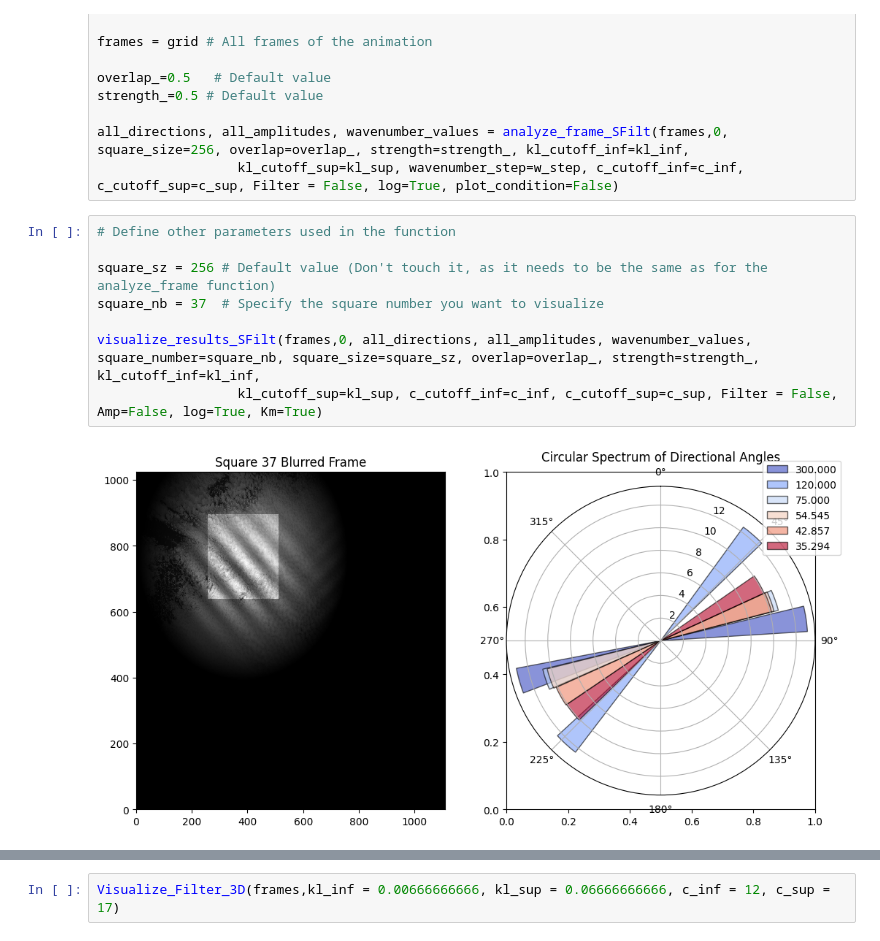
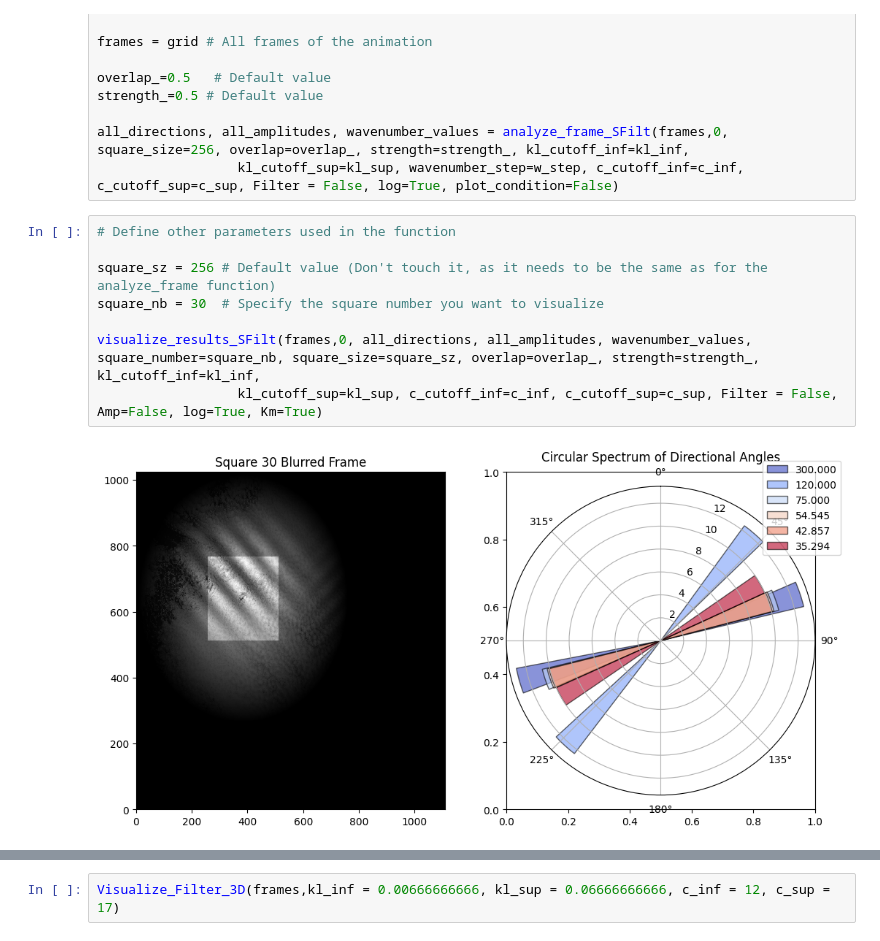
Before and after one commit to shenronUber/Stratocu-Waves-Jr, a Jupyter notebook: Synwave_warpmod_noadvection.ipynb, the cells around one changed output, grey strips where cells are left out. Cells and saved outputs as stored; diff of their text form.

```diff
--- a/Synwave_warpmod_noadvection.ipynb
+++ b/Synwave_warpmod_noadvection.ipynb
@@ -173,13 +173,13 @@ all_directions, all_amplitudes, wavenumber_values = analyze_frame_SFilt(frames,0
 # %%
 # Define other parameters used in the function
 
 square_sz = 256 # Default value (Don't touch it, as it needs to be the same as for the analyze_frame function)
-square_nb = 37  # Specify the square number you want to visualize
+square_nb = 30  # Specify the square number you want to visualize
 
 visualize_results_SFilt(frames,0, all_directions, all_amplitudes, wavenumber_values, square_number=square_nb, square_size=square_sz, overlap=overlap_, strength=strength_, kl_cutoff_inf=kl_inf,
                   kl_cutoff_sup=kl_sup, c_cutoff_inf=c_inf, c_cutoff_sup=c_sup, Filter = False, Amp=False, log=True, Km=True)
 # %% [output]
-[figure, old version]
+[figure, new version]
 # %%
 kl_inf = 0.00666666666 # 300 Km
 kl_sup = 0.06666666666 # 30 Km
```
Also changed, not shown: parts of 4 cells of this notebook, 1 other file.
